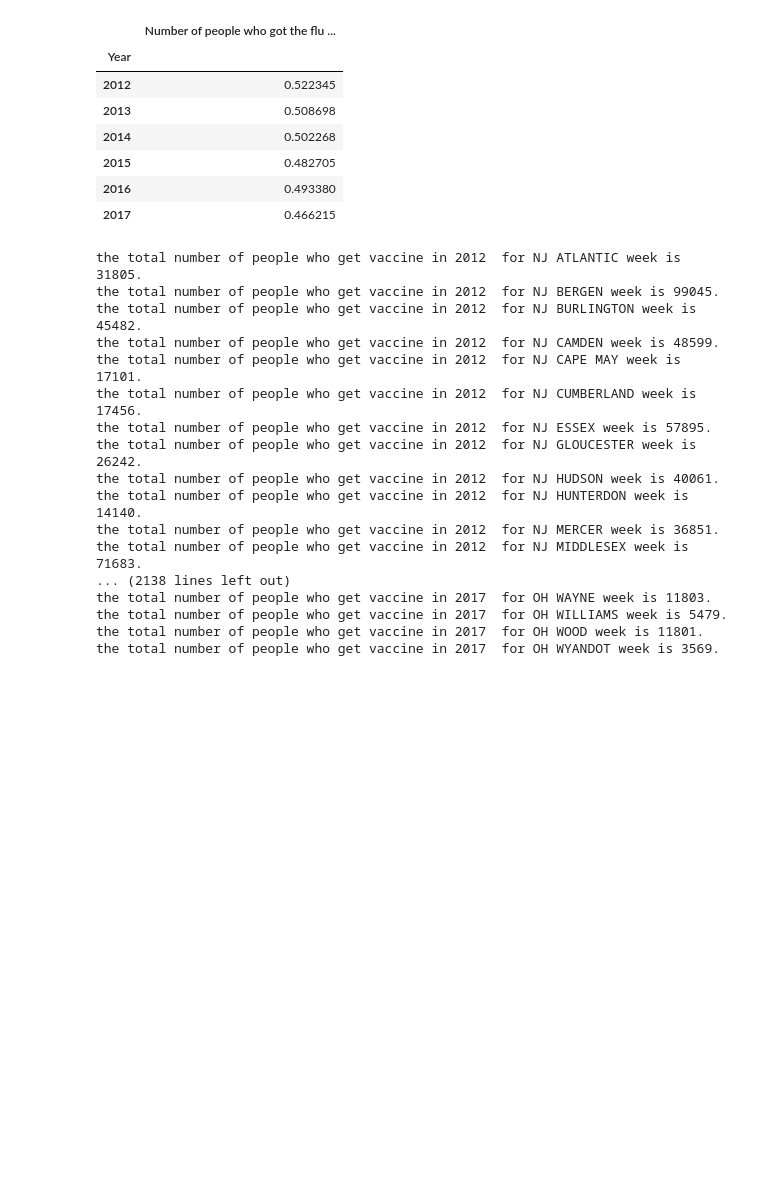
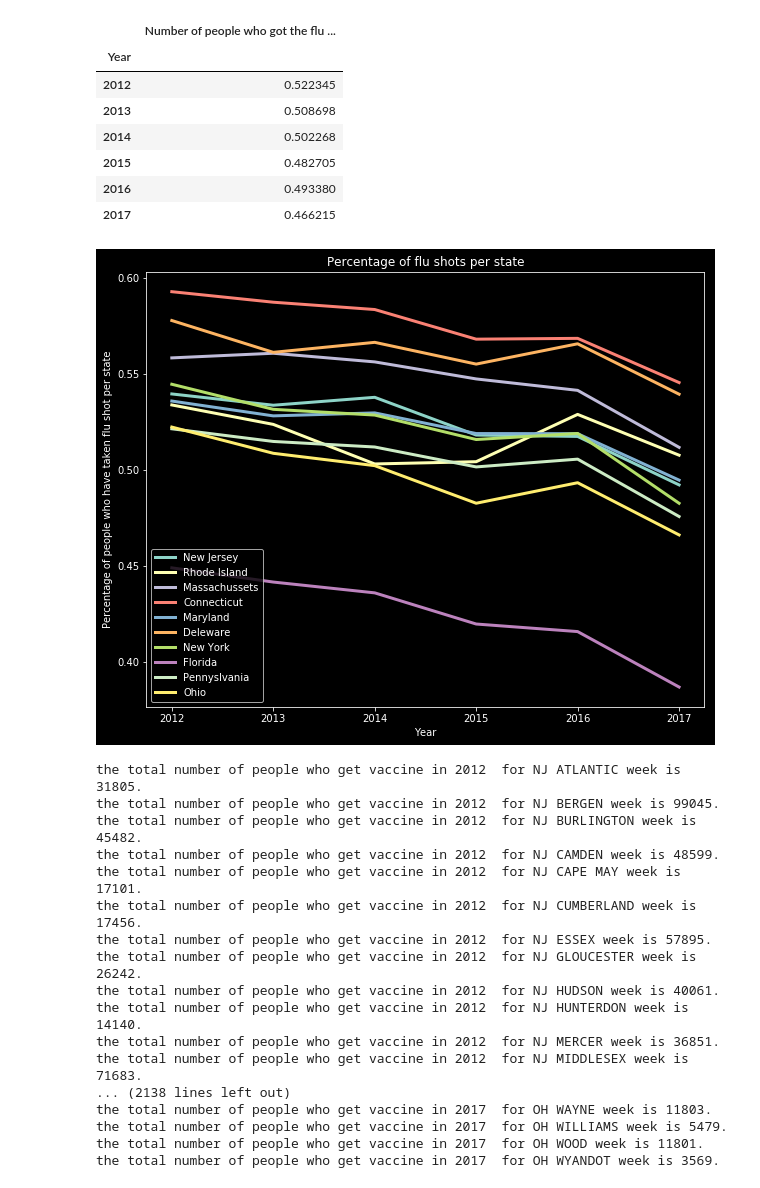
Before and after one commit to scooper505/Flu_Fighters, a Jupyter notebook: Bashier's Project Work.ipynb, the cells around one changed output. Saved outputs shown, nothing was run; the diff lists cells and outputs as text; code cells hidden in the pictures; blank space fills up the shorter version.

```diff
--- a/Bashier's Project Work.ipynb
+++ b/Bashier's Project Work.ipynb
@@ -149,39 +144,33 @@ OH_flu_shots_percentage
 | 2016 | 0.493380 |
 | 2017 | 0.466215 |
 # %%
-Year = [2012,2013,2014,2015,2016,2017]
+with plt.style.context(('dark_background')):
 
-fig, ax = plt.subplots(figsize=(10, 8))
+    Year = [2012,2013,2014,2015,2016,2017]
 
-plt.plot(Year, NJ_flu_shots_percentage, label="New Jersey")
-plt.plot(Year, RI_flu_shots_percentage, label="Rhode Island")
-plt.plot(Year, MA_flu_shots_percentage, label="Massachussets")
-plt.plot(Year, CT_flu_shots_percentage, label="Connecticut")
-plt.plot(Year, MD_flu_shots_percentage, label="Maryland")
-plt.plot(Year, DE_flu_shots_percentage, label="Deleware")
-plt.plot(Year, NY_flu_shots_percentage, label="New York")
-plt.plot(Year, FL_flu_shots_percentage, label="Florida")
-plt.plot(Year, PA_flu_shots_percentage, label="Pennyslvania")
-plt.plot(Year, OH_flu_shots_percentage, label="Ohio")
-
-# NJ_flu_shots.plot(kind="line", title="Sum of States flu shots taken")
-# RI_flu_shots.plot(kind="line", title="Sum of States flu shots taken")
-# MA_flu_shots.plot(kind="line", title="Sum of States flu shots taken")
-# CT_flu_shots.plot(kind="line", title="Sum of States flu shots taken")
-# MD_flu_shots.plot(kind="line", title="Sum of States flu shots taken")
-# DE_flu_shots.plot(kind="line", title="Sum of States flu shots taken")
-# NY_flu_shots.plot(kind="line", title="Sum of States flu shots taken")
-# FL_flu_shots.plot(kind="line", title="Sum of States flu shots taken")
-# PA_flu_shots.plot(kind="line", title="Sum of States flu shots taken")
-# OH_flu_shots.plot(kind="line", title="Sum of States flu shots taken")
+    fig, ax = plt.subplots(figsize=(10, 8))
 
 
-plt.xlabel("Year")
-plt.ylabel("Percentage of people who have taken flu shot per state")
-plt.legend(loc="best")
-plt.title("Percentage of flu shots per state")
+    plt.plot(Year, NJ_flu_shots_percentage, label="New Jersey", linewidth=3)
+    plt.plot(Year, RI_flu_shots_percentage, label="Rhode Island", linewidth=3)
+    plt.plot(Year, MA_flu_shots_percentage, label="Massachussets", linewidth=3)
+    plt.plot(Year, CT_flu_shots_percentage, label="Connecticut", linewidth=3)
+    plt.plot(Year, MD_flu_shots_percentage, label="Maryland", linewidth=3)
+    plt.plot(Year, DE_flu_shots_percentage, label="Deleware", linewidth=3)
+    plt.plot(Year, NY_flu_shots_percentage, label="New York", linewidth=3)
+    plt.plot(Year, FL_flu_shots_percentage, label="Florida", linewidth=3)
+    plt.plot(Year, PA_flu_shots_percentage, label="Pennyslvania", linewidth=3)
+    plt.plot(Year, OH_flu_shots_percentage, label="Ohio", linewidth=3)
 
-plt.show()
+
+    plt.xlabel("Year")
+    plt.ylabel("Percentage of people who have taken flu shot per state")
+    plt.legend(loc="best")
+    plt.title("Percentage of flu shots per state")
+
+    plt.show()
+# %% [output]
+[figure, added]
 # %%
 states=[]
 counties=[]
```
Also changed, not shown: parts of 2 cells of this notebook.
